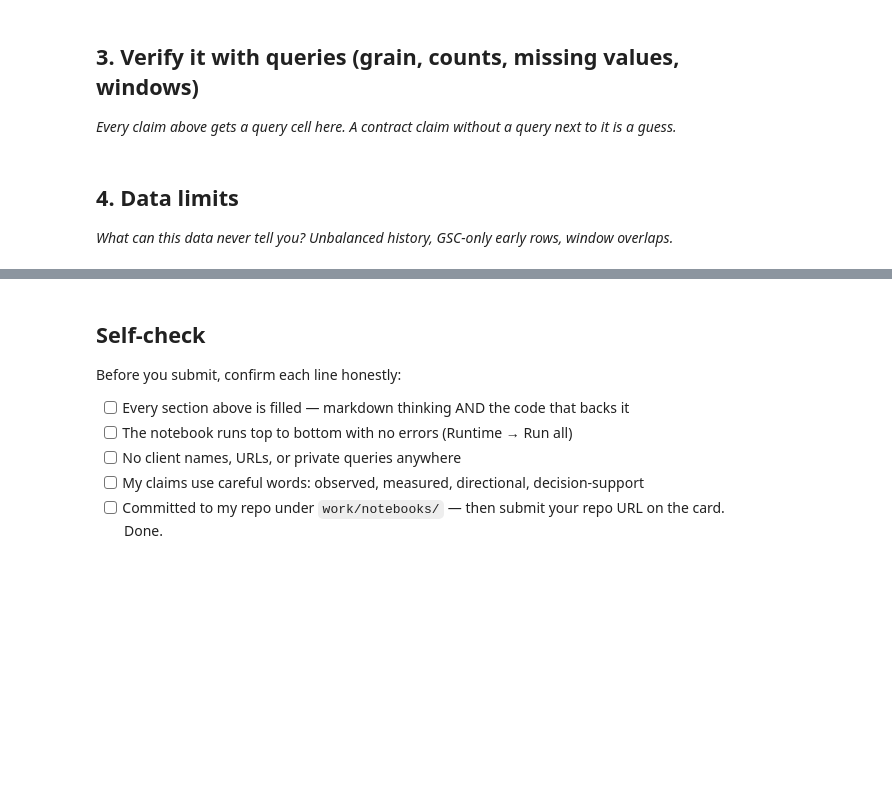
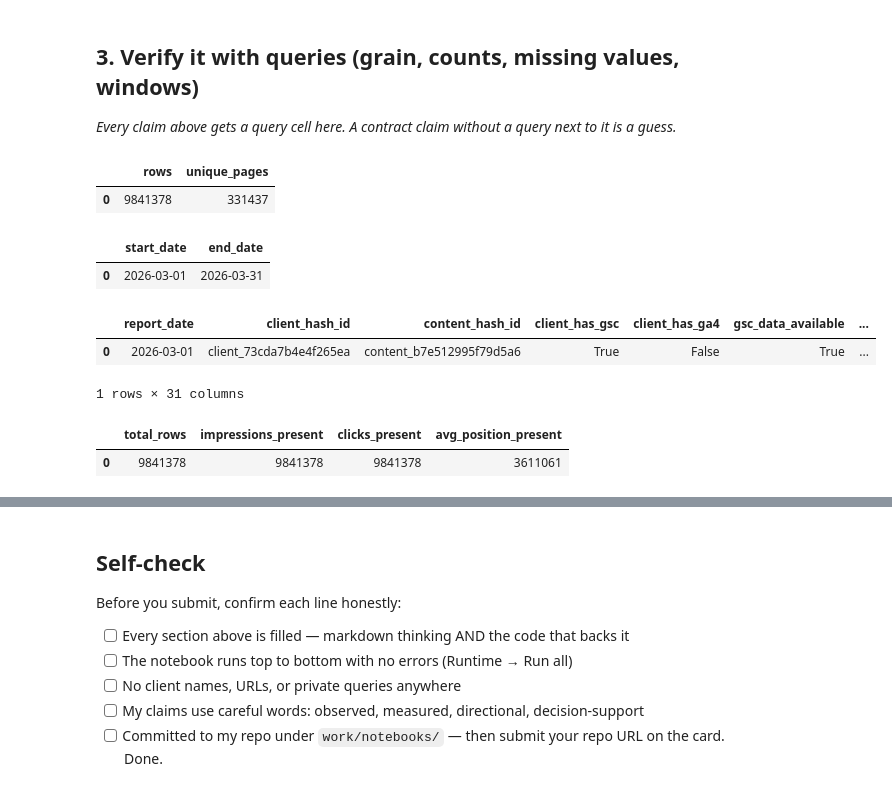
Before and after one commit to keshav-geu/flyrank-internship, a Jupyter notebook: work/notebooks/w03_data_contract.ipynb, the cells around one changed output, grey strips where cells are left out. Saved outputs shown, nothing was run; the diff lists cells and outputs as text; code cells hidden in the pictures; blank space fills up the shorter version.

```diff
--- a/work/notebooks/w03_data_contract.ipynb
+++ b/work/notebooks/w03_data_contract.ipynb
@@ -19,0 +17,16 @@ This skeleton is yours to fill. Work the sections **in order** — each one has
+# %%
+import duckdb
+from google.colab import userdata
+
+HF_TOKEN = userdata.get("HF_TOKEN")
+
+con = duckdb.connect()
+
+con.execute(f"""
+CREATE OR REPLACE SECRET hf (
+    TYPE huggingface,
+    TOKEN '{HF_TOKEN}'
+)
+""")
+
+REL = "hf://datasets/FlyRank/internship-warehouse"
@@ -30,4 +73,50 @@ This skeleton is yours to fill. Work the sections **in order** — each one has
-# %% [markdown]
-## 4. Data limits
-
-*What can this data never tell you? Unbalanced history, GSC-only early rows, window overlaps.*
+# %%
+query = f"""
+SELECT
+    COUNT(*) AS rows,
+    COUNT(DISTINCT content_hash_id) AS unique_pages
+FROM read_parquet('{REL}/fact_content_daily_performance/month=2026-03/*.parquet')
+"""
+
+con.sql(query).df()
+# %% [output]
+|  | rows | unique_pages |
+| 0 | 9841378 | 331437 |
+# %%
+query = f"""
+SELECT
+    MIN(report_date) AS start_date,
+    MAX(report_date) AS end_date
+FROM read_parquet('{REL}/fact_content_daily_performance/month=2026-03/*.parquet')
+"""
+
+con.sql(query).df()
+# %% [output]
+|  | start_date | end_date |
+| 0 | 2026-03-01 | 2026-03-31 |
+# %%
+query = f"""
+SELECT *
+FROM read_parquet('{REL}/fact_content_daily_performance/month=2026-03/*.parquet')
+LIMIT 1
+"""
+
+con.sql(query).df()
+# %% [output]
+|  | report_date | client_hash_id | content_hash_id | client_has_gsc | client_has_ga4 | gsc_data_available | ... |
+| 0 | 2026-03-01 | client_73cda7b4e4f265ea | content_b7e512995f79d5a6 | True | False | True | ... |
+1 rows × 31 columns
+# %%
+query = f"""
+SELECT
+    COUNT(*) AS total_rows,
+    COUNT(gsc_impressions) AS impressions_present,
+    COUNT(gsc_clicks) AS clicks_present,
+    COUNT(gsc_avg_position) AS avg_position_present
+FROM read_parquet('{REL}/fact_content_daily_performance/month=2026-03/*.parquet')
+"""
+
+con.sql(query).df()
+# %% [output]
+|  | total_rows | impressions_present | clicks_present | avg_position_present |
+| 0 | 9841378 | 9841378 | 9841378 | 3611061 |
```
Also changed, not shown: parts of 9 cells of this notebook.
